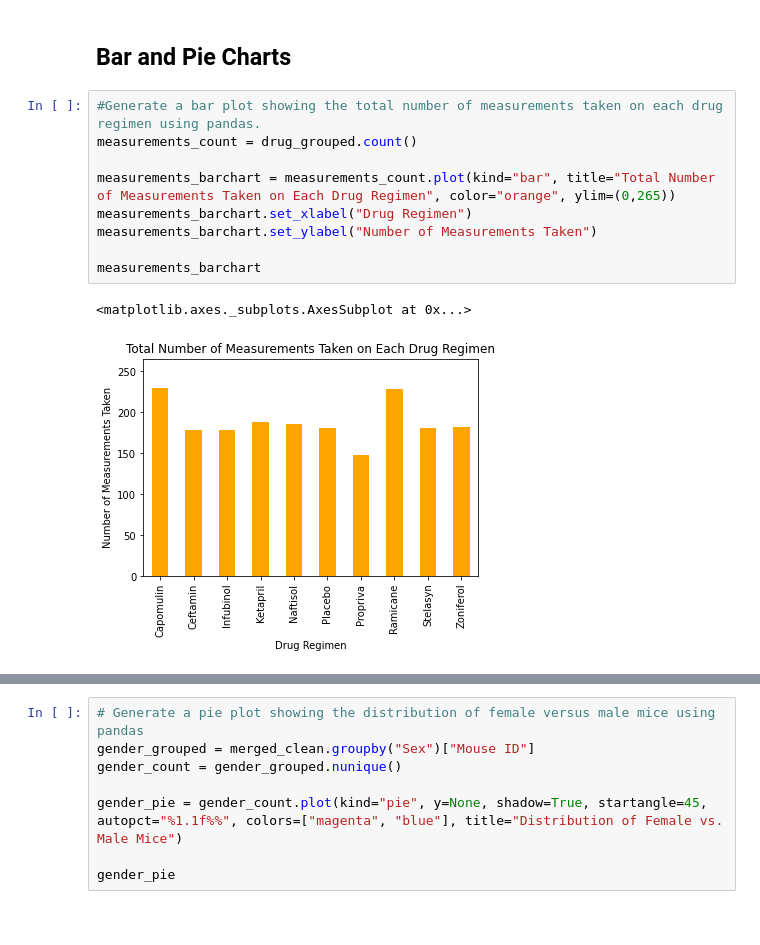
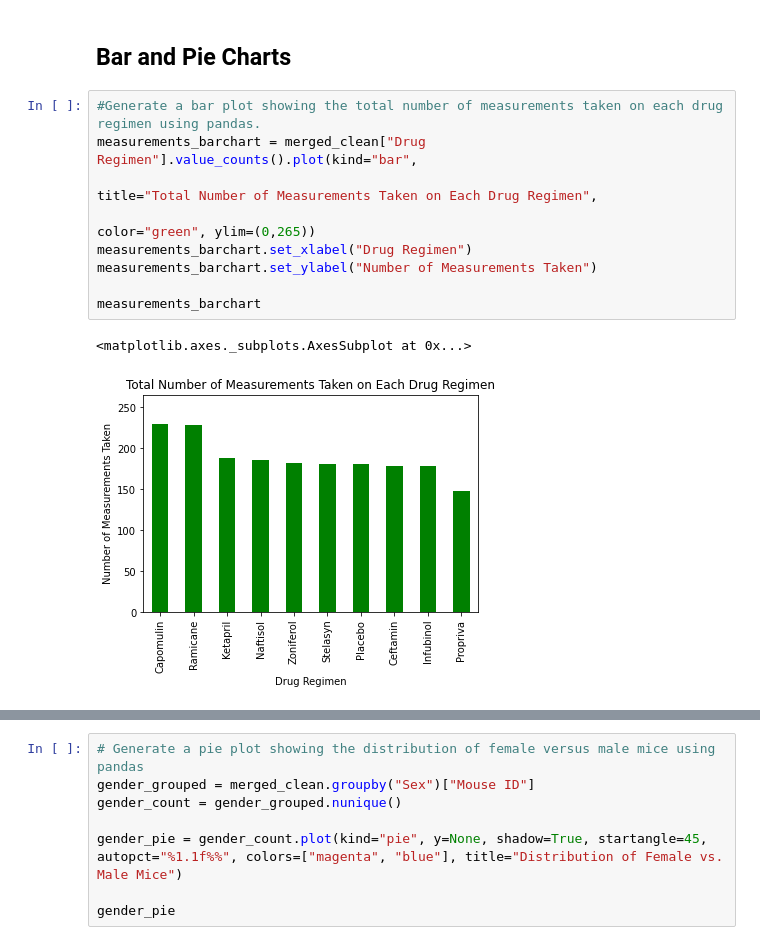
Before and after one commit to JRandle23/Matplotlib-Challenge, a Jupyter notebook: Pymaceuticals/pymaceuticals_starter.ipynb, the cells around one changed output, grey strips where cells are left out. Saved outputs shown, nothing was run; the diff lists cells and outputs as text.

Commit message:
re-did bar charts

```diff
--- a/Pymaceuticals/pymaceuticals_starter.ipynb
+++ b/Pymaceuticals/pymaceuticals_starter.ipynb
@@ -133,15 +133,15 @@ drug_summary_stats
 ## Bar and Pie Charts
 # %%
 #Generate a bar plot showing the total number of measurements taken on each drug regimen using pandas.
-measurements_count = drug_grouped.count()
-
-measurements_barchart = measurements_count.plot(kind="bar", title="Total Number of Measurements Taken on Each Drug Regimen", color="orange", ylim=(0,265))
+measurements_barchart = merged_clean["Drug Regimen"].value_counts().plot(kind="bar",
+                                                                         title="Total Number of Measurements Taken on Each Drug Regimen",
+                                                                         color="green", ylim=(0,265))
 measurements_barchart.set_xlabel("Drug Regimen")
 measurements_barchart.set_ylabel("Number of Measurements Taken")
 
 measurements_barchart
 # %% [output]
 <matplotlib.axes._subplots.AxesSubplot at 0x...>
-[figure, old version]
+[figure, new version]
 # %%
 # Generate a bar plot showing the total number of measurements taken on each drug regimen using pyplot.
```
Also changed, not shown: parts of 3 cells of this notebook.
